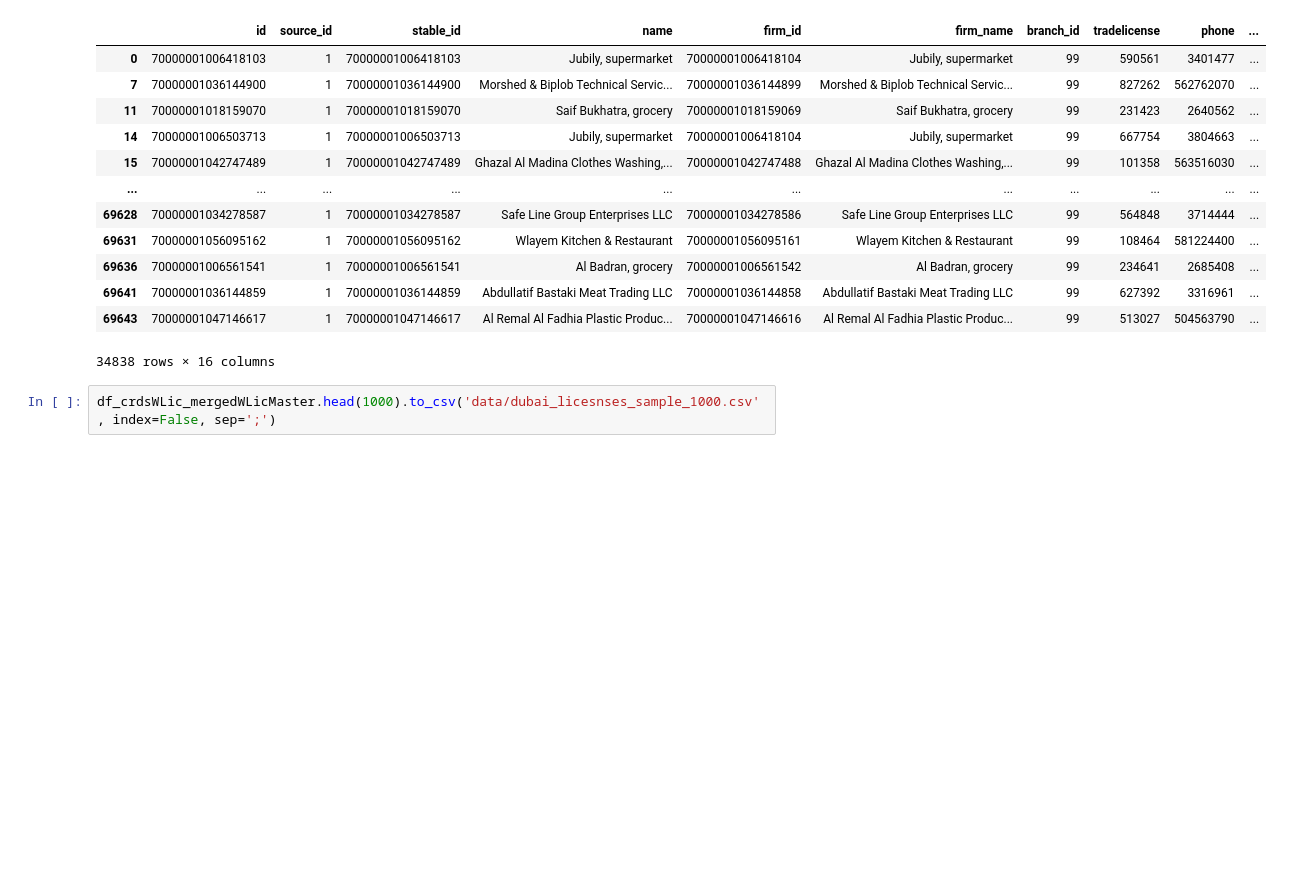
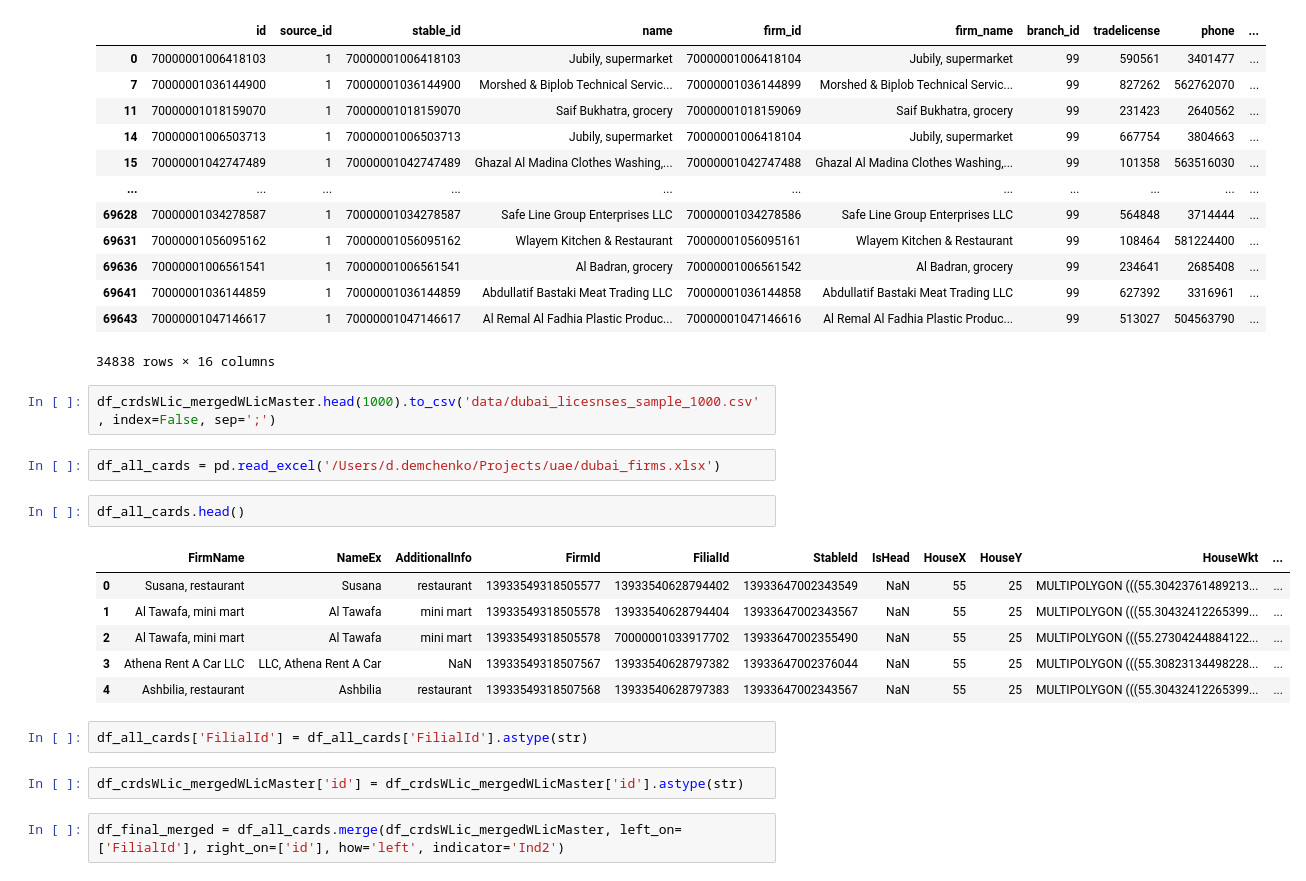
Before and after one commit to dmitriytiras/metrics, a Jupyter notebook: dubai_pulse/merge_ircard_tradelicencies.ipynb, the cells around one changed output. Saved outputs shown, nothing was run; the diff lists cells and outputs as text; blank space fills up the shorter version.

```diff
--- a/dubai_pulse/merge_ircard_tradelicencies.ipynb
+++ b/dubai_pulse/merge_ircard_tradelicencies.ipynb
@@ -86,3 +86,20 @@ df_crdsWLic_mergedWLicMaster[df_crdsWLic_mergedWLicMaster['Ind1']=='both']
 34838 rows × 16 columns
 # %%
 df_crdsWLic_mergedWLicMaster.head(1000).to_csv('data/dubai_licesnses_sample_1000.csv', index=False, sep=';')
+# %%
+df_all_cards = pd.read_excel('/Users/d.demchenko/Projects/uae/dubai_firms.xlsx')
+# %%
+df_all_cards.head()
+# %% [output]
+|  | FirmName | NameEx | AdditionalInfo | FirmId | FilialId | StableId | IsHead | HouseX | HouseY | HouseWkt | ... |
+| 0 | Susana, restaurant | Susana | restaurant | 13933549318505577 | 13933540628794402 | 13933647002343549 | NaN | 55 | 25 | MULTIPOLYGON (((55.30423761489213... | ... |
+| 1 | Al Tawafa, mini mart | Al Tawafa | mini mart | 13933549318505578 | 13933540628794404 | 13933647002343567 | NaN | 55 | 25 | MULTIPOLYGON (((55.30432412265399... | ... |
+| 2 | Al Tawafa, mini mart | Al Tawafa | mini mart | 13933549318505578 | 70000001033917702 | 13933647002355490 | NaN | 55 | 25 | MULTIPOLYGON (((55.27304244884122... | ... |
+| 3 | Athena Rent A Car LLC | LLC, Athena Rent A Car | NaN | 13933549318507567 | 13933540628797382 | 13933647002376044 | NaN | 55 | 25 | MULTIPOLYGON (((55.30823134498228... | ... |
+| 4 | Ashbilia, restaurant | Ashbilia | restaurant | 13933549318507568 | 13933540628797383 | 13933647002343567 | NaN | 55 | 25 | MULTIPOLYGON (((55.30432412265399... | ... |
+# %%
+df_all_cards['FilialId'] = df_all_cards['FilialId'].astype(str)
+# %%
+df_crdsWLic_mergedWLicMaster['id'] = df_crdsWLic_mergedWLicMaster['id'].astype(str)
+# %%
+df_final_merged = df_all_cards.merge(df_crdsWLic_mergedWLicMaster, left_on=['FilialId'], right_on=['id'], how='left', indicator='Ind2')
```
Also changed, not shown: parts of 4 cells of this notebook.
